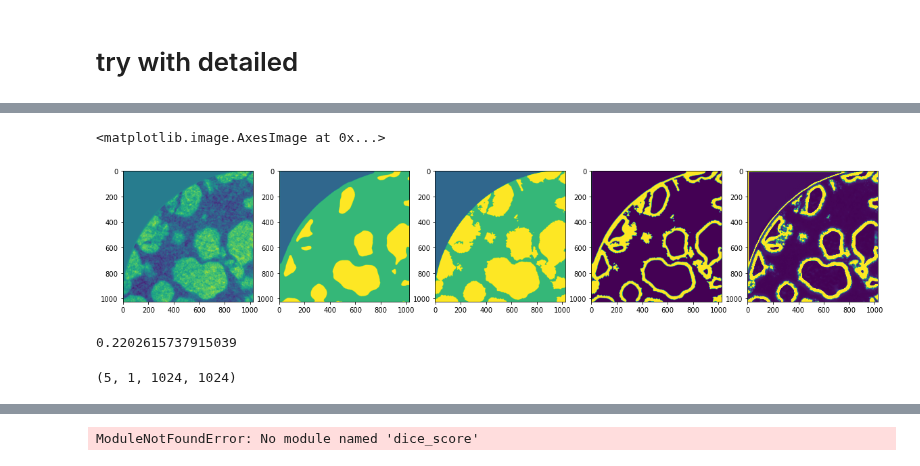
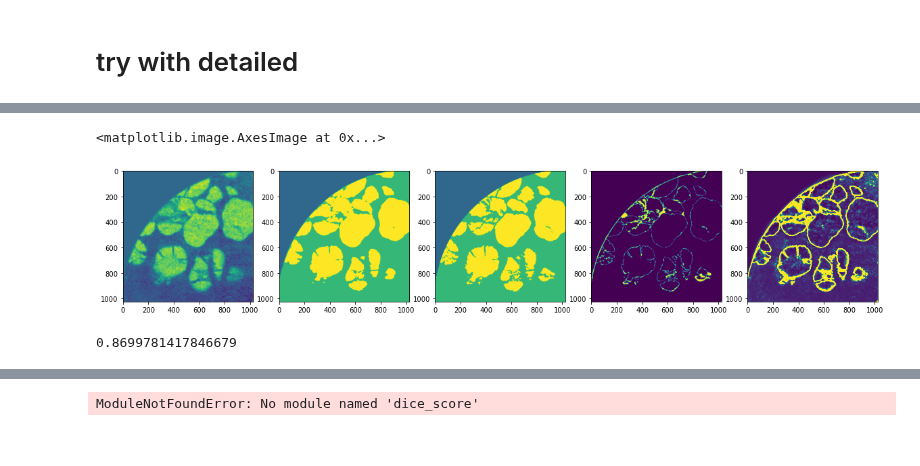
Before and after one commit to laura-rieger/segmenter, a Jupyter notebook: notebooks/Results.ipynb, the cells around one changed output, grey strips where cells are left out. Cells and saved outputs as stored; diff of their text form; code cells hidden in the pictures.

```diff
--- a/notebooks/Results.ipynb
+++ b/notebooks/Results.ipynb
@@ -73,5 +73,5 @@ Name: best_val_score, dtype: float64
 # %%
-best_idx = 2 #results.best_val_score.argmax()
+best_idx = 0 #results.best_val_score.argmax()
 # %%
 # need num classes
 # %%
@@ -91,5 +85,5 @@ array([11,  3,  0, 15, 12])
 # %%
-x,y,num_classes = my_data.load_layer_data(oj(data_path, 'lno'))
+x,y,num_classes = my_data.load_layer_data(oj(data_path, results.foldername[best_idx]))
 
 x, y = x[:-4], y[:-4]  # just don't touch the last four
 x = x/x.max()
@@ -106,16 +100,3 @@ all_train_idxs = all_idxs[:n_train]
 val_idxs = all_idxs[n_train:]
 init_train_idxs = all_train_idxs[: np.maximum(1, int(init_train_ratio * n_train))]
 pool_idxs = all_train_idxs[np.maximum(1, int(init_train_ratio * n_train)) :]
-
-val_set = TensorDataset(
-    *[
-        torch.Tensor(input)
-        for input in my_data.make_dataset(
-            x[val_idxs[:2]],
-            y[val_idxs[:2]],
-            img_size=image_size,
-            offset=offset,
-        )
-    ]
-)
-val_loader = DataLoader(val_set, shuffle=False, drop_last=True, batch_size = 16)
@@ -152,5 +123,5 @@ foldername = 'lno'
 # %%
-x,y,num_classes = my_data.load_layer_data(oj(data_path, foldername))
+x,y,num_classes = my_data.load_layer_data(oj(data_path, 'lno'))
 
 x, y = x[:-4], y[:-4]  # just don't touch the last four
 x = x/x.max()
@@ -167,3 +138,16 @@ all_train_idxs = all_idxs[:n_train]
 val_idxs = all_idxs[n_train:]
 init_train_idxs = all_train_idxs[: np.maximum(1, int(init_train_ratio * n_train))]
 pool_idxs = all_train_idxs[np.maximum(1, int(init_train_ratio * n_train)) :]
+
+val_set = TensorDataset(
+    *[
+        torch.Tensor(input)
+        for input in my_data.make_dataset(
+            x[val_idxs],
+            y[val_idxs],
+            img_size=image_size,
+            offset=offset,
+        )
+    ]
+)
+val_loader = DataLoader(val_set, shuffle=False, drop_last=True, batch_size = 16)
@@ -174,5 +173,5 @@ len(x)
 # %%
-img_idx = 2
+img_idx = 0
 test_img_np  = ((x[img_idx][None, ].astype(np.float32) ))
 with torch.no_grad():
     img_t = torch.Tensor(test_img_np).to(device)
@@ -180,21 +179,14 @@ with torch.no_grad():
 # %%
 fig, axes = plt.subplots(ncols = 5, figsize = (20,4))
 axes[0].imshow(x[img_idx][0])
 axes[1].imshow(np.argmax(output, axis=0),vmin =-1, vmax = 2)
 target = np.copy(y[img_idx]).astype(np.int16)
 target[np.where(target == 255)] =-1
 axes[2].imshow(target, vmin =-1,vmax = 2)
 axes[3].imshow((target !=np.argmax(output, axis=0) ))
-axes[4].imshow(output.std(axis=0).max() - output.std(axis=0), vmax = .03)
+max_val =np.quantile(output.std(axis=0).max() - output.std(axis=0),.90)
+axes[4].imshow(output.std(axis=0).max() - output.std(axis=0),vmax = max_val)
 # axes[1].imshow()
 # %% [output]
 <matplotlib.image.AxesImage at 0x...>
-[figure, old version]
+[figure, new version]
-# %%
-(target !=np.argmax(output, axis=0) )
-# %% [output]
-0.2202615737915039
-# %%
-x[val_idxs].shape
-# %% [output]
-(5, 1, 1024, 1024)
@@ -202,3 +196,7 @@ x[val_idxs].shape
 with torch.no_grad():
     img_t = torch.Tensor(x[val_idxs]).to(device)
     output = F.softmax(net.forward(img_t), dim =1)
+# %%
+(torch.argmax(output, dim = 1).detach().cpu().numpy() ==y[val_idxs]).mean()
+# %% [output]
+0.8699781417846679
```
Also changed, not shown: parts of 31 cells of this notebook, 6 other files.
